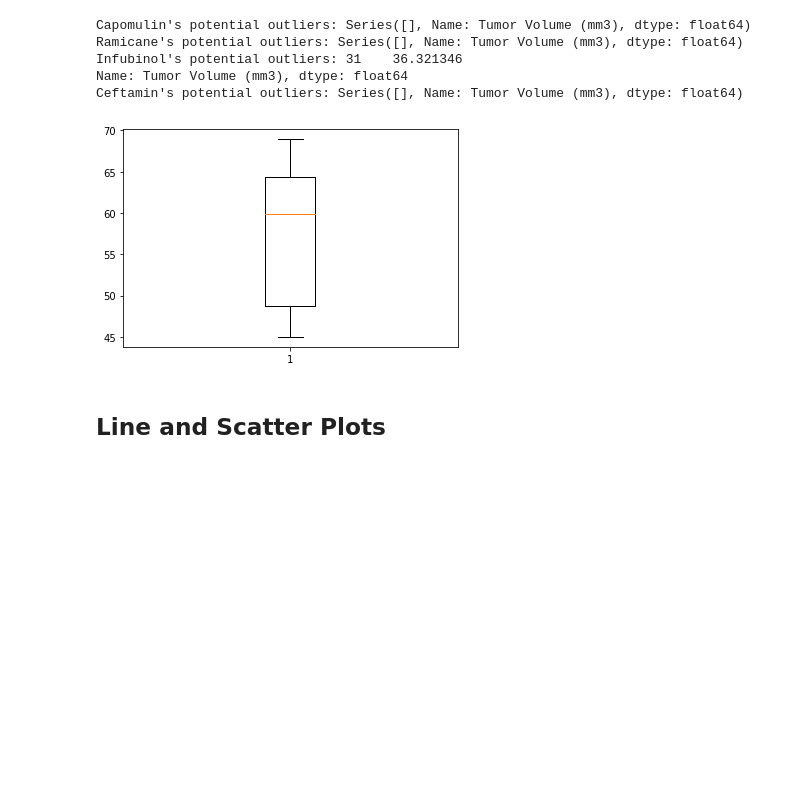
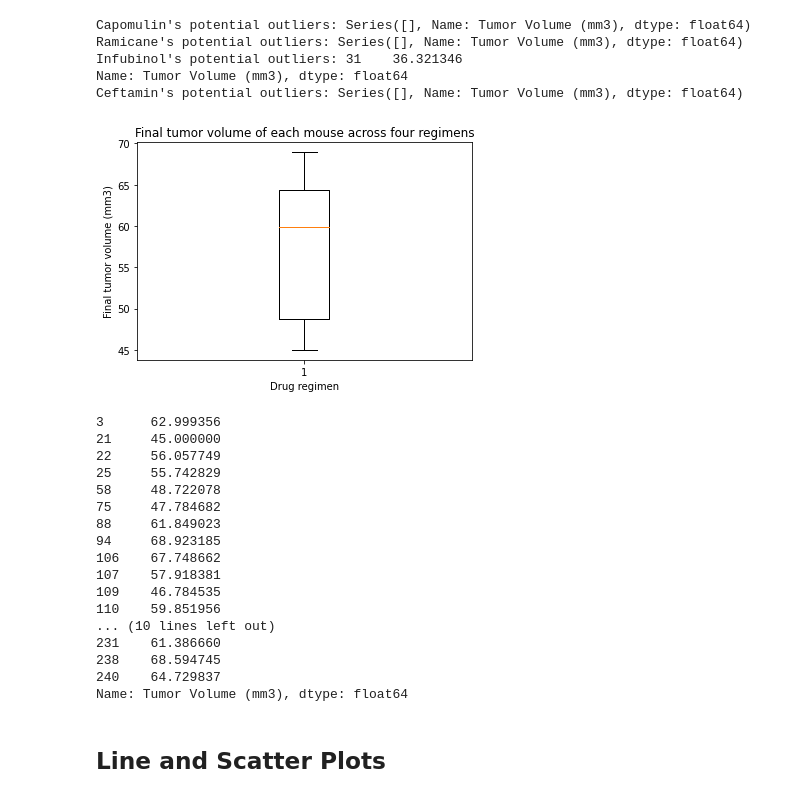
Before and after one commit to denk-ie/matplotlib-challenge, a Jupyter notebook: pymaceuticals_starter.ipynb, the cells around one changed output. Saved outputs shown, nothing was run; the diff lists cells and outputs as text; code cells hidden in the pictures; blank space fills up the shorter version.

```diff
--- a/pymaceuticals_starter.ipynb
+++ b/pymaceuticals_starter.ipynb
@@ -222,7 +214,7 @@ last_timepoint_merged
 treatment = ["Capomulin", "Ramicane", "Infubinol", "Ceftamin"]
 
 # Create empty list to fill with tumor vol data (for plotting)
-tumor_volume = []
+final_tumor_vol = []
 
 # Calculate the IQR and quantitatively determine if there are any potential outliers.
 for drug in treatment:
@@ -231,7 +223,7 @@ for drug in treatment:
     final_tumor_vol = last_timepoint_merged.loc[last_timepoint_merged["Drug Regimen"] == drug, "Tumor Volume (mm3)"]
 
     # add subset
-    tumor_volume.append(final_tumor_vol)
+    final_tumor_vol.append(final_tumor_vol)
 
     # Determine outliers using upper and lower bounds
     quartiles = final_tumor_vol.quantile([.25,.5,.75])
@@ -250,10 +242,33 @@ Name: Tumor Volume (mm3), dtype: float64
 Ceftamin's potential outliers: Series([], Name: Tumor Volume (mm3), dtype: float64)
 # %%
 # Generate a box plot of the final tumor volume of each mouse across four regimens of interest
+treatments = [final_tumor_vol, final_tumor_vol, final_tumor_vol, final_tumor_vol]
 plt.boxplot(final_tumor_vol)
+plt.title("Final tumor volume of each mouse across four regimens")
+plt.xlabel("Drug regimen")
+plt.ylabel("Final tumor volume (mm3)")
+plt.xticks()
 plt.show()
+final_tumor_vol
 # %% [output]
-[figure, old version]
+[figure, new version]
+3      62.999356
+21     45.000000
+22     56.057749
+25     55.742829
+58     48.722078
+75     47.784682
+88     61.849023
+94     68.923185
+106    67.748662
+107    57.918381
+109    46.784535
+110    59.851956
+... (10 lines left out)
+231    61.386660
+238    68.594745
+240    64.729837
+Name: Tumor Volume (mm3), dtype: float64
 # %% [markdown]
 ## Line and Scatter Plots
 # %%
```
Also changed, not shown: parts of 1 cell of this notebook.
